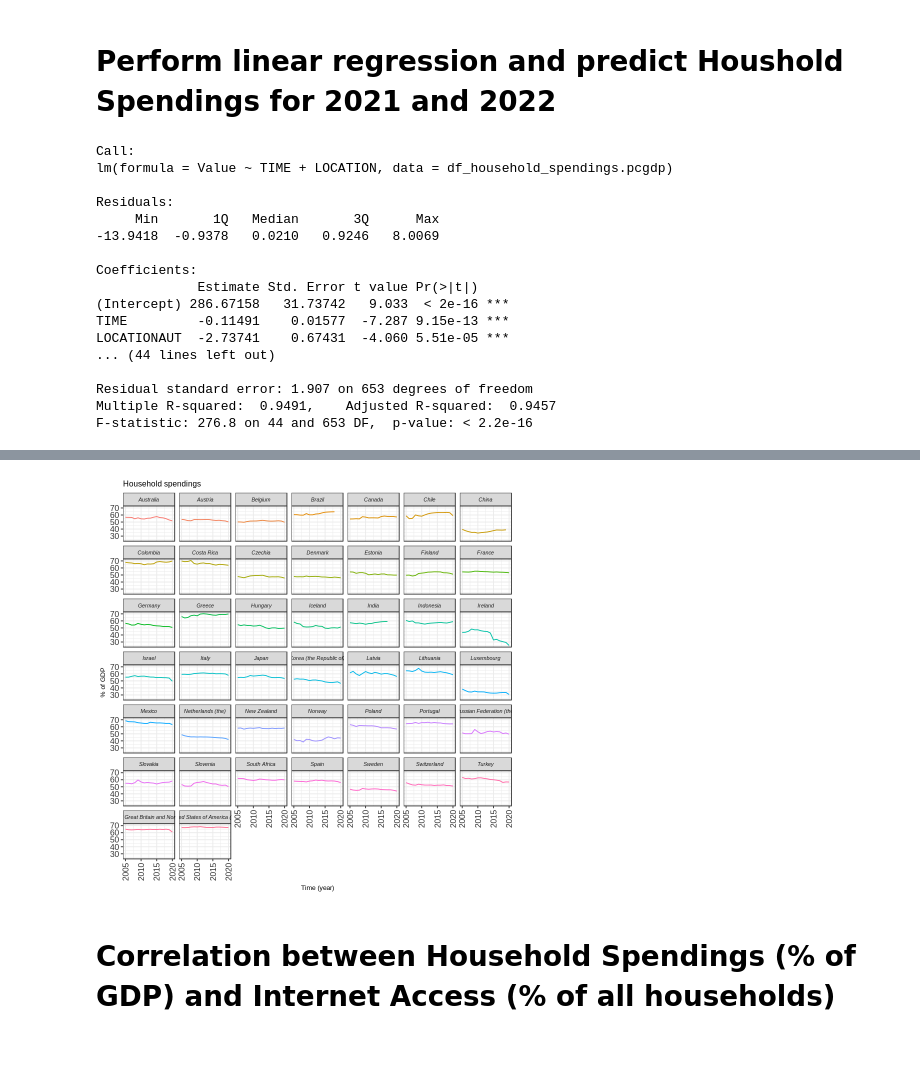
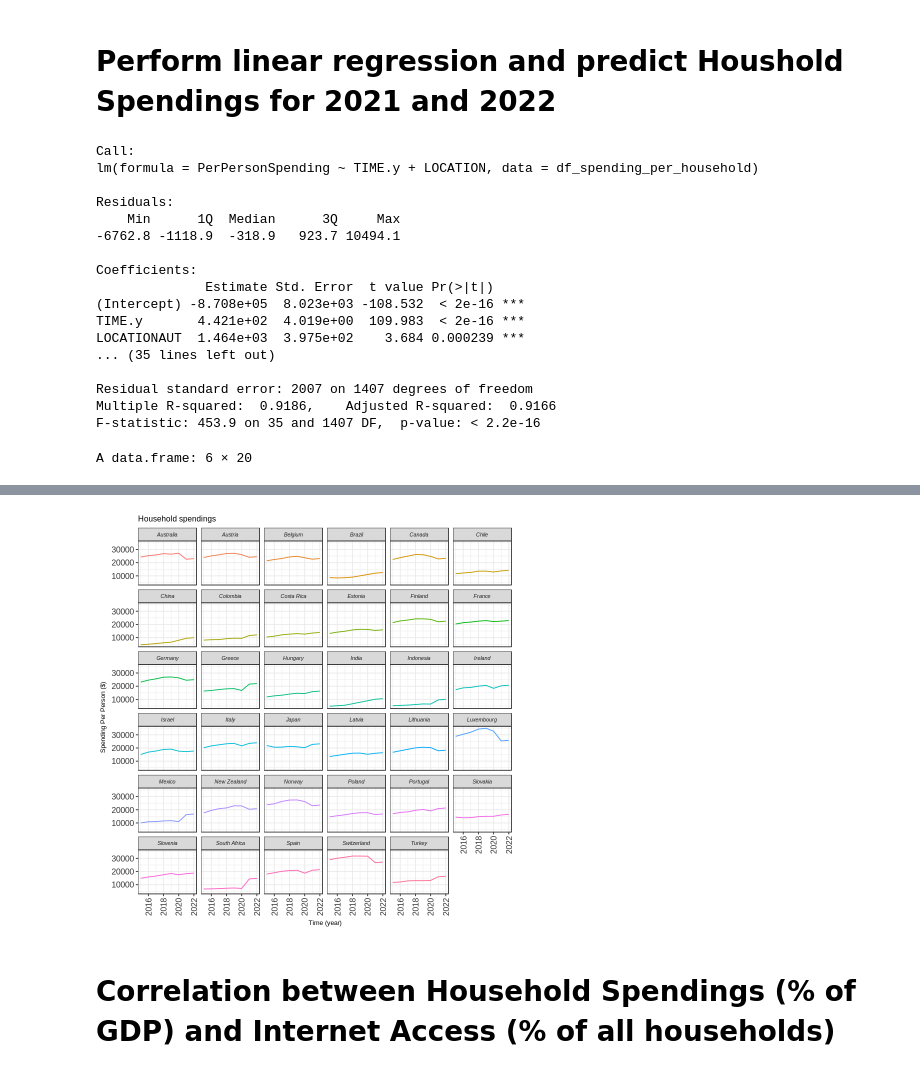
Before and after one commit to patdring/NewAppMarkets, a Jupyter notebook: CS_Fallstudie.ipynb, the cells around one changed output, grey strips where cells are left out. Drawn from its saved outputs; the diff is of its cells as text; code cells hidden in the pictures.

Commit message:
Updated linear regression

```diff
--- a/CS_Fallstudie.ipynb
+++ b/CS_Fallstudie.ipynb
@@ -145,7 +145,7 @@ url <- "https://en.wikipedia.org/wiki/List_of_countries_by_number_of_households"
 r <- GET(url)
 doc <- readHTMLTable(doc=content(r, "text"))
 df_household_numbers <- doc[[2]]
-df_household_numbers <- setNames(df_household_numbers, c("Country", "Continent", "Current Population", "Number In Household",
+df_household_numbers <- setNames(df_household_numbers, c("Country", "Continent", "Current Population", "NumberInHousehold",
                                     "Households", "1Member", "2_3Members", "4_5Members", "6Members", "TIME"))
 
 df_household_numbers$TIME <- str_replace_all(df_household_numbers$TIME, "\\[2\\]", "")
@@ -161,11 +161,20 @@ df_household_spendings.mlnusd <- subset(df_household_spendings, MEASURE == 'MLN_
 df_household_spendings.mlnusd <- na.omit(df_household_spendings.mlnusd)
 head(df_household_spendings.mlnusd)
 
-df_spending_per_household <- merge(df_household_numbers, df_household_spendings.mlnusd, by=c("LOCATION", "TIME"))
+#df_spending_per_household <- merge(df_household_numbers, df_household_spendings.mlnusd, by=c("LOCATION", "TIME"))
+df_spending_per_household <- merge(df_household_numbers, df_household_spendings.mlnusd, by=c("LOCATION"))
+
 df_spending_per_household$Households <- str_replace_all(df_spending_per_household$Households, ",", "")
 df_spending_per_household$Households <- as.double(df_spending_per_household$Households)
+
+df_spending_per_household$NumberInHousehold <- str_replace_all(df_spending_per_household$NumberInHousehold, ",", ".")
+df_spending_per_household$NumberInHousehold <- as.double(df_spending_per_household$NumberInHousehold)
+
 df_spending_per_household$HouseholdSpending <- with(df_spending_per_household,
                                                     df_spending_per_household$Value*1000000/df_spending_per_household$Households)
+
+df_spending_per_household$PerPersonSpending <- with(df_spending_per_household,
+                                                    df_spending_per_household$HouseholdSpending / df_spending_per_household$NumberInHousehold)
 head(df_spending_per_household)
 # %% [output]
 Warning message in eval(expr, envir, enclos):
@@ -200,29 +209,32 @@ A data.frame: 6 × 18
 # %% [markdown]
 # Perform linear regression and predict Houshold Spendings for 2021 and 2022
 # %%
-model = lm(Value ~ TIME + LOCATION, data = df_household_spendings.pcgdp) #Create the linear regression
+model = lm(PerPersonSpending ~ TIME.y + LOCATION, data = df_spending_per_household) #Create the linear regression
 summary(model) #Review the results
 
-#LOCATION <- unique(df_household_spendings.pcgdp$LOCATION, incomparables = FALSE)
+df_red <- df_spending_per_household[c("LOCATION", "Country", "TIME.y", "PerPersonSpending")]
 
-#df <- data.frame(LOCATION, INDICATOR='HHEXP', SUBJECT='TOT', MEASURE='PC_GDP', FREQUENCY='A', TIME=2021, Value=0.0, Flag.Codes='', Country='')
-#df$Value <- predict(model, df)
-#df_household_spendings.pcgdp<-merge(df_household_spendings.pcgdp, df, by=c("LOCATION"))
-#df_household_spendings.pcgdp <- rbind(df_household_spendings.pcgdp, df)
+LOCATION <- unique(df_red$LOCATION, incomparables = FALSE)
 
-#df <- data.frame(LOCATION, INDICATOR='HHEXP', SUBJECT='TOT', MEASURE='PC_GDP', FREQUENCY='A', TIME=2022, Value=0.0, Flag.Codes='', Country='')
-#df$Value <- predict(model, df)
-#df_household_spendings.pcgdp<-merge(df_household_spendings.pcgdp, df, by=c("LOCATION"))
-#df_household_spendings.pcgdp <- rbind(df_household_spendings.pcgdp, df)
-#df_household_spendings.pcgdp
+df_2021 <- data.frame(LOCATION, Country='', TIME.y=2021, PerPersonSpending='')
+df_2021$PerPersonSpending <- predict(model, df_2021)
+df_red <- rbind(df_red, df_2021)
 
-#df_household_spendings.pcgdp <- subset(df_household_spendings.pcgdp, TIME >= 2020)
-ggplot(data = df_household_spendings.pcgdp, mapping = aes(x = TIME, y = Value, color = Country)) +
+df_2022 <- data.frame(LOCATION, Country='', TIME.y=2022, PerPersonSpending='')
+df_2022$PerPersonSpending <- predict(model, df_2022)
+df_red <- rbind(df_red, df_2022)
+
+df_red <- merge(df_red, df_country_codes,by=c("LOCATION"))
+#df_red
+
+df_red <- subset(df_red, TIME.y >= 2015)
+
+ggplot(data = df_red, mapping = aes(x = TIME.y, y = PerPersonSpending, color = Country.y)) +
     geom_line() +
-    facet_wrap(vars(Country)) +
+    facet_wrap(vars(Country.y)) +
     labs(title = "Household spendings",
         x = "Time (year)",
-        y = "% of GDP") +
+        y = "Spending Per Person ($)") +
     theme_bw() +
     theme(axis.text.x = element_text(colour = "grey20", size = 10, angle = 90, hjust = 0.5, vjust = 0.5),
                         axis.text.y = element_text(colour = "grey20", size = 10),
@@ -231,19 +243,20 @@ ggplot(data = df_household_spendings.pcgdp, mapping = aes(x = TIME, y = Value, c
     theme(legend.position = "none")
 # %% [output]
 Call:
-lm(formula = Value ~ TIME + LOCATION, data = df_household_spendings.pcgdp)
+lm(formula = PerPersonSpending ~ TIME.y + LOCATION, data = df_spending_per_household)
 
 Residuals:
-     Min       1Q   Median       3Q      Max
--13.9418  -0.9378   0.0210   0.9246   8.0069
+    Min      1Q  Median      3Q     Max
+-6762.8 -1118.9  -318.9   923.7 10494.1
 
 Coefficients:
-             Estimate Std. Error t value Pr(>|t|)
-(Intercept) 286.67158   31.73742   9.033  < 2e-16 ***
-TIME         -0.11491    0.01577  -7.287 9.15e-13 ***
-LOCATIONAUT  -2.73741    0.67431  -4.060 5.51e-05 ***
-... (44 lines left out)
+              Estimate Std. Error  t value Pr(>|t|)
+(Intercept) -8.708e+05  8.023e+03 -108.532  < 2e-16 ***
+TIME.y       4.421e+02  4.019e+00  109.983  < 2e-16 ***
+LOCATIONAUT  1.464e+03  3.975e+02    3.684 0.000239 ***
+... (35 lines left out)
 
-Residual standard error: 1.907 on 653 degrees of freedom
-Multiple R-squared:  0.9491,    Adjusted R-squared:  0.9457
-F-statistic: 276.8 on 44 and 653 DF,  p-value: < 2.2e-16
+Residual standard error: 2007 on 1407 degrees of freedom
+Multiple R-squared:  0.9186,    Adjusted R-squared:  0.9166
+F-statistic: 453.9 on 35 and 1407 DF,  p-value: < 2.2e-16
+A data.frame: 6 × 20
@@ -250,4 +271,4 @@ F-statistic: 276.8 on 44 and 653 DF,  p-value: < 2.2e-16
-[figure, old version]
+[figure, new version]
 # %% [markdown]
 # Correlation between Household Spendings (% of GDP) and Internet Access (% of all households)
 # %%
```
Also changed, not shown: parts of 4 cells of this notebook.
